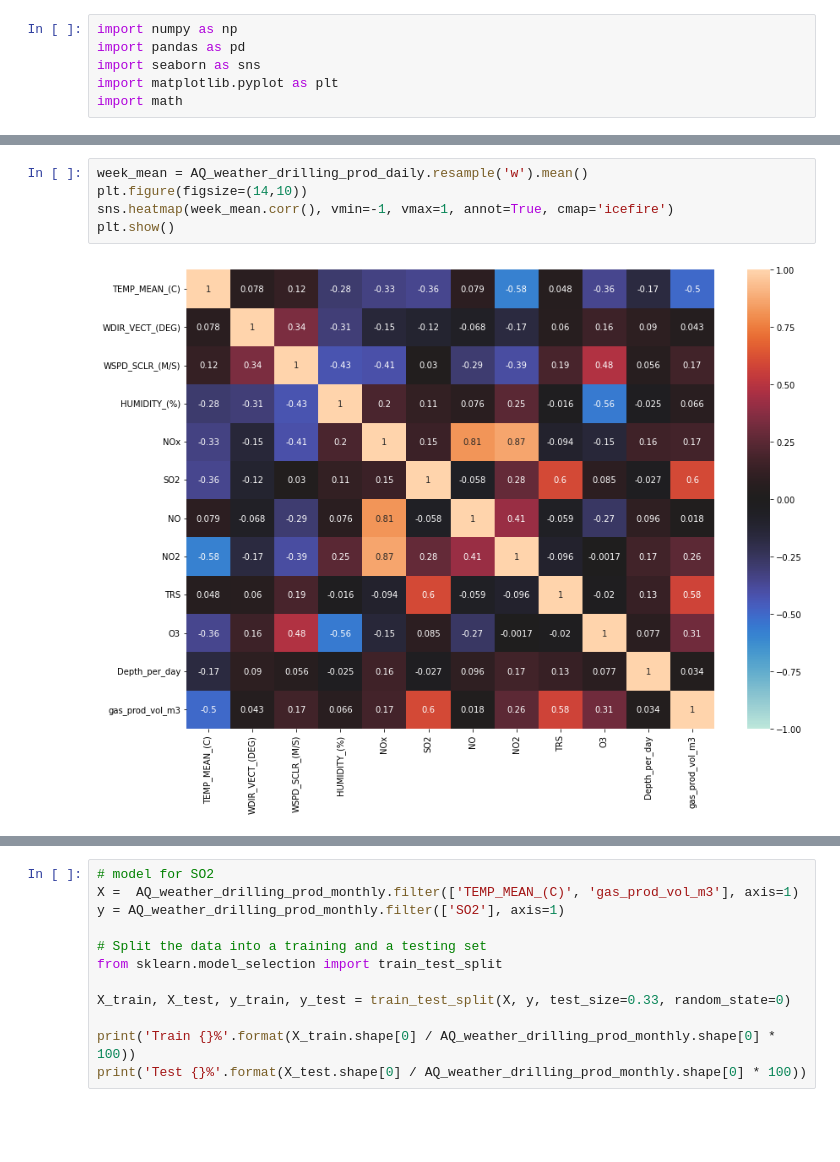
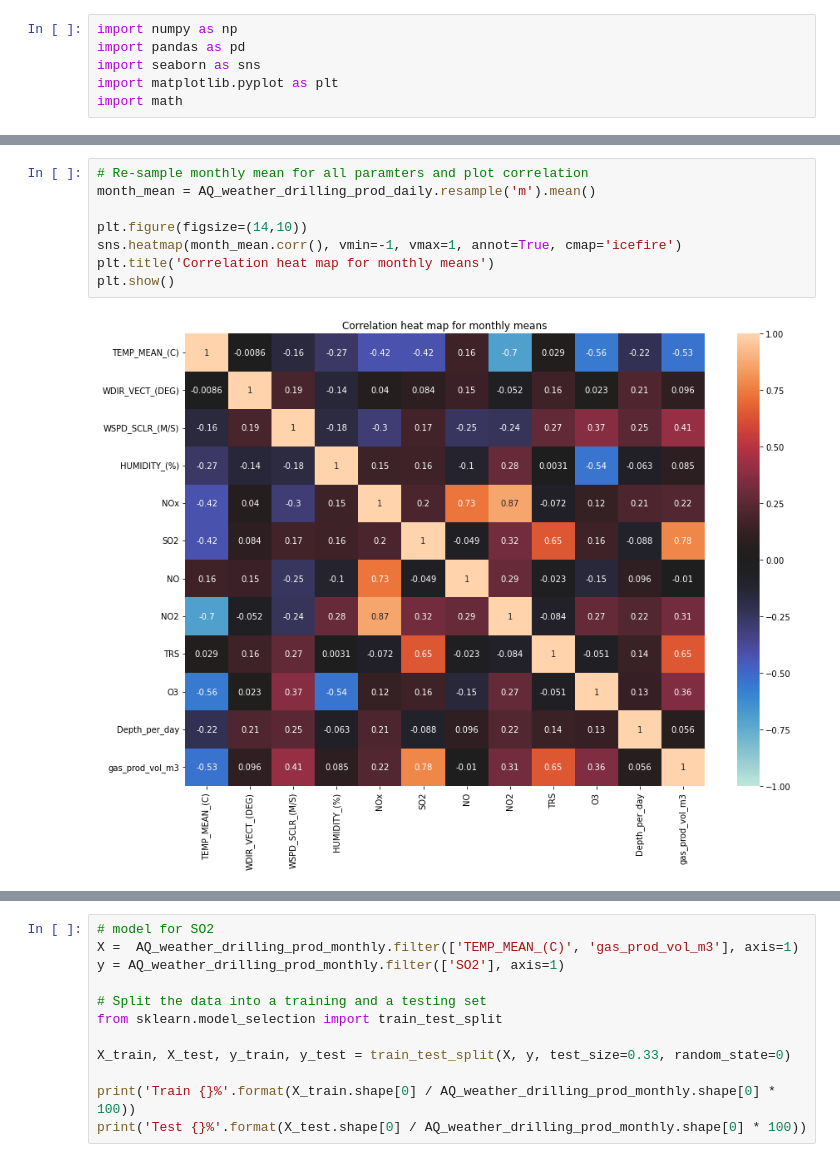
Before and after one commit to mirandadoris/CIV1498_Project2_Pythoneers, a Jupyter notebook: 2-Analysis/Weather_AQ_UOG_Analysis.ipynb, the cells around one changed output, grey strips where cells are left out. Cells and saved outputs as stored; diff of their text form; blank space fills up the shorter version.

```diff
--- a/2-Analysis/Weather_AQ_UOG_Analysis.ipynb
+++ b/2-Analysis/Weather_AQ_UOG_Analysis.ipynb
@@ -108,7 +154,10 @@ plt.show()
 # %%
-week_mean = AQ_weather_drilling_prod_daily.resample('w').mean()
+# Re-sample monthly mean for all paramters and plot correlation
+month_mean = AQ_weather_drilling_prod_daily.resample('m').mean()
+
 plt.figure(figsize=(14,10))
-sns.heatmap(week_mean.corr(), vmin=-1, vmax=1, annot=True, cmap='icefire')
+sns.heatmap(month_mean.corr(), vmin=-1, vmax=1, annot=True, cmap='icefire')
+plt.title('Correlation heat map for monthly means')
 plt.show()
 # %% [output]
-[figure, old version]
+[figure, new version]
```
Also changed, not shown: parts of 20 cells of this notebook.
